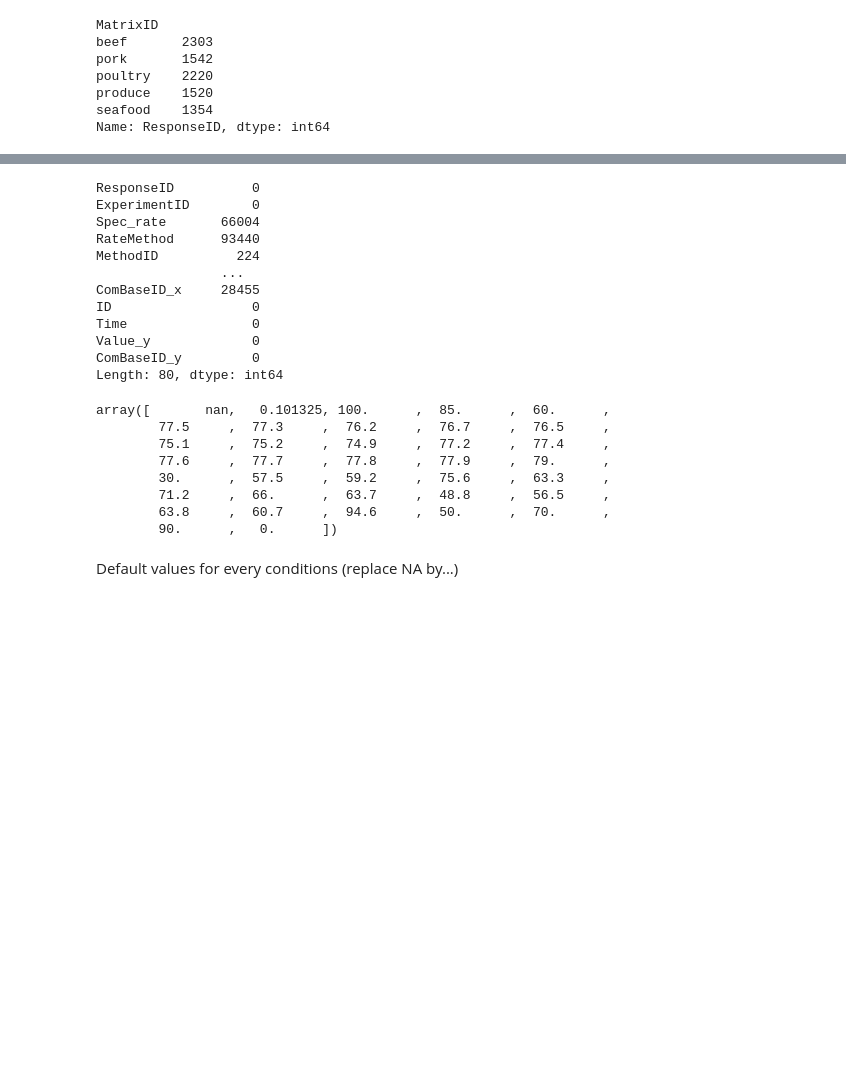
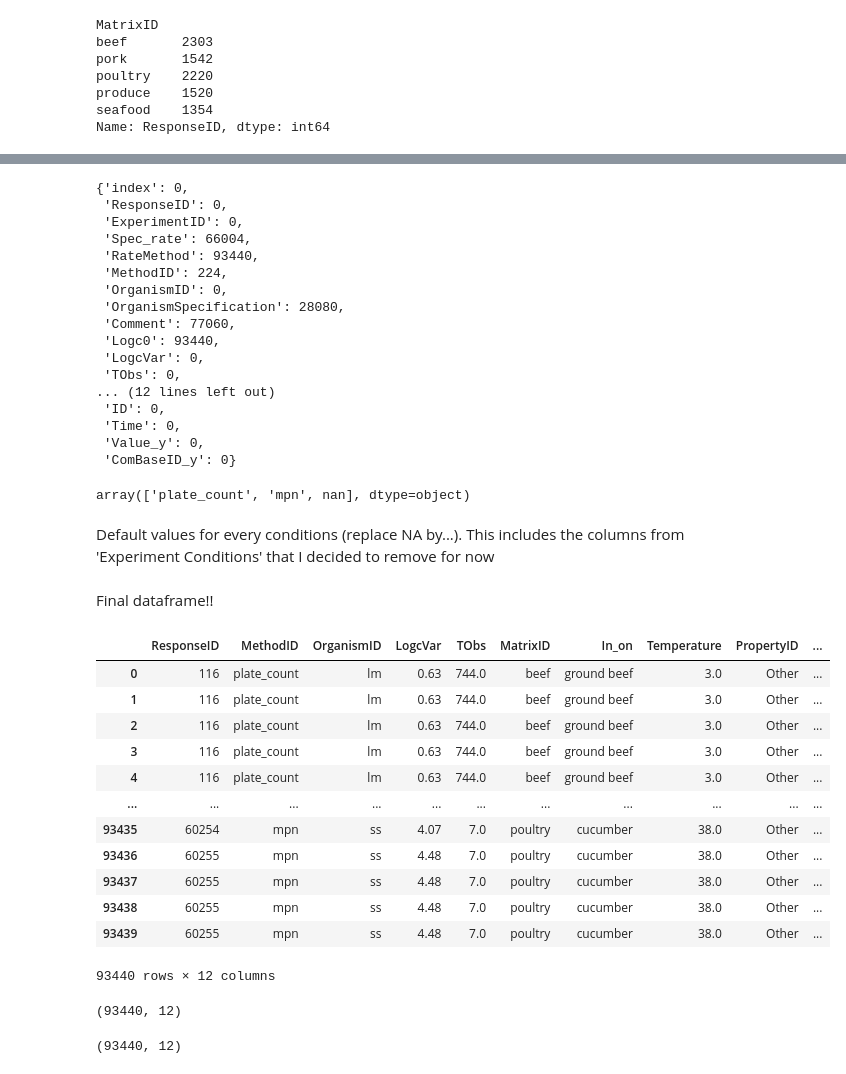
Before and after one commit to lulutinee/safer_food, a Jupyter notebook: notebooks/safer-food.ipynb, the cells around one changed output, grey strips where cells are left out. Cells and saved outputs as stored; diff of their text form; code cells hidden in the pictures; blank space fills up the shorter version.

```diff
--- a/notebooks/safer-food.ipynb
+++ b/notebooks/safer-food.ipynb
@@ -193,15 +331,21 @@ filtered_data.columns[filtered_data.isnull().any()], filtered_data.shape
 # %%
-filtered_data.isnull().sum()
+# Determine the number of missing values in each column
+filtered_data.isnull().sum().to_dict()
 # %% [output]
-ResponseID          0
-ExperimentID        0
-Spec_rate       66004
-RateMethod      93440
-MethodID          224
-                ...
-ComBaseID_x     28455
-ID                  0
-Time                0
-Value_y             0
-ComBaseID_y         0
-Length: 80, dtype: int64
+{'index': 0,
+ 'ResponseID': 0,
+ 'ExperimentID': 0,
+ 'Spec_rate': 66004,
+ 'RateMethod': 93440,
+ 'MethodID': 224,
+ 'OrganismID': 0,
+ 'OrganismSpecification': 28080,
+ 'Comment': 77060,
+ 'Logc0': 93440,
+ 'LogcVar': 0,
+ 'TObs': 0,
+... (12 lines left out)
+ 'ID': 0,
+ 'Time': 0,
+ 'Value_y': 0,
+ 'ComBaseID_y': 0}
@@ -208,14 +357,7 @@ Length: 80, dtype: int64
 # %%
-filtered_data['moisture'].unique()
+filtered_data['MethodID'].unique()
 # %% [output]
-array([       nan,   0.101325, 100.      ,  85.      ,  60.      ,
-        77.5     ,  77.3     ,  76.2     ,  76.7     ,  76.5     ,
-        75.1     ,  75.2     ,  74.9     ,  77.2     ,  77.4     ,
-        77.6     ,  77.7     ,  77.8     ,  77.9     ,  79.      ,
-        30.      ,  57.5     ,  59.2     ,  75.6     ,  63.3     ,
-        71.2     ,  66.      ,  63.7     ,  48.8     ,  56.5     ,
-        63.8     ,  60.7     ,  94.6     ,  50.      ,  70.      ,
-        90.      ,   0.      ])
+array(['plate_count', 'mpn', nan], dtype=object)
 # %% [markdown]
-Default values for every conditions (replace NA by...)
+Default values for every conditions (replace NA by...). This includes the columns from 'Experiment Conditions' that I decided to remove for now
 # %%
@@ -282,0 +422,28 @@ columns_to_drop = ['Spec_rate', 'RateMethod', 'Logc0', 'CombaseID_x', 'heated']
+# %% [markdown]
+Final dataframe!!
+# %%
+cleaned_data = clean_data(data_merged)
+# %%
+cleaned_data
+# %% [output]
+|  | ResponseID | MethodID | OrganismID | LogcVar | TObs | MatrixID | In_on | Temperature | PropertyID | ... |
+| 0 | 116 | plate_count | lm | 0.63 | 744.0 | beef | ground beef | 3.0 | Other | ... |
+| 1 | 116 | plate_count | lm | 0.63 | 744.0 | beef | ground beef | 3.0 | Other | ... |
+| 2 | 116 | plate_count | lm | 0.63 | 744.0 | beef | ground beef | 3.0 | Other | ... |
+| 3 | 116 | plate_count | lm | 0.63 | 744.0 | beef | ground beef | 3.0 | Other | ... |
+| 4 | 116 | plate_count | lm | 0.63 | 744.0 | beef | ground beef | 3.0 | Other | ... |
+| ... | ... | ... | ... | ... | ... | ... | ... | ... | ... | ... |
+| 93435 | 60254 | mpn | ss | 4.07 | 7.0 | poultry | cucumber | 38.0 | Other | ... |
+| 93436 | 60255 | mpn | ss | 4.48 | 7.0 | poultry | cucumber | 38.0 | Other | ... |
+| 93437 | 60255 | mpn | ss | 4.48 | 7.0 | poultry | cucumber | 38.0 | Other | ... |
+| 93438 | 60255 | mpn | ss | 4.48 | 7.0 | poultry | cucumber | 38.0 | Other | ... |
+| 93439 | 60255 | mpn | ss | 4.48 | 7.0 | poultry | cucumber | 38.0 | Other | ... |
+93440 rows × 12 columns
+# %%
+cleaned_data.shape
+# %% [output]
+(93440, 12)
+# %%
+cleaned_data.drop_duplicates().shape
+# %% [output]
+(93440, 12)
```
Also changed, not shown: parts of 24 cells of this notebook.
